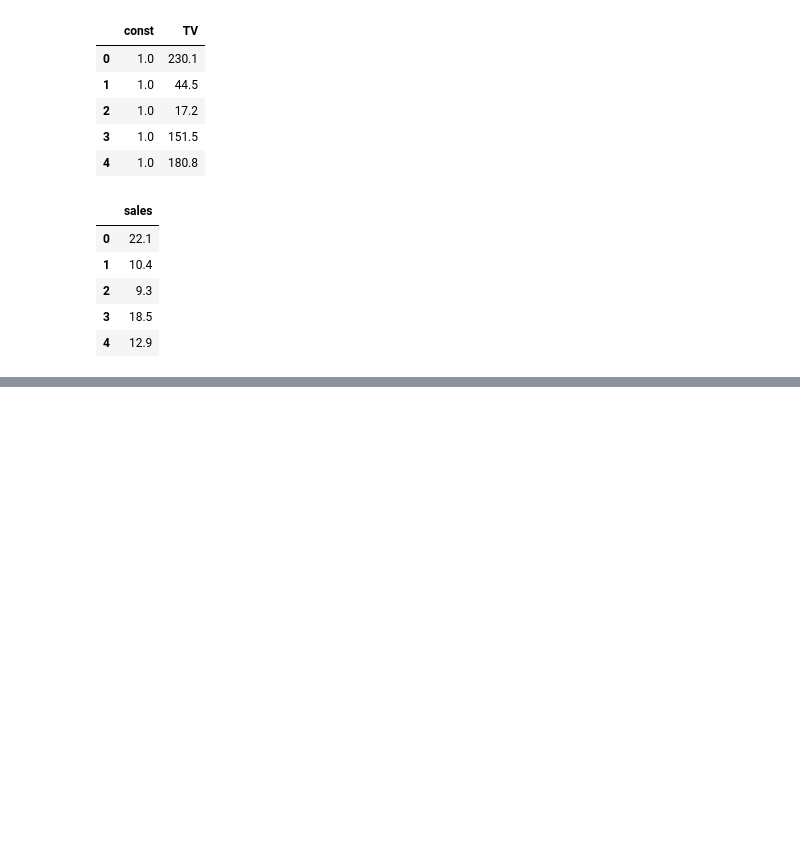
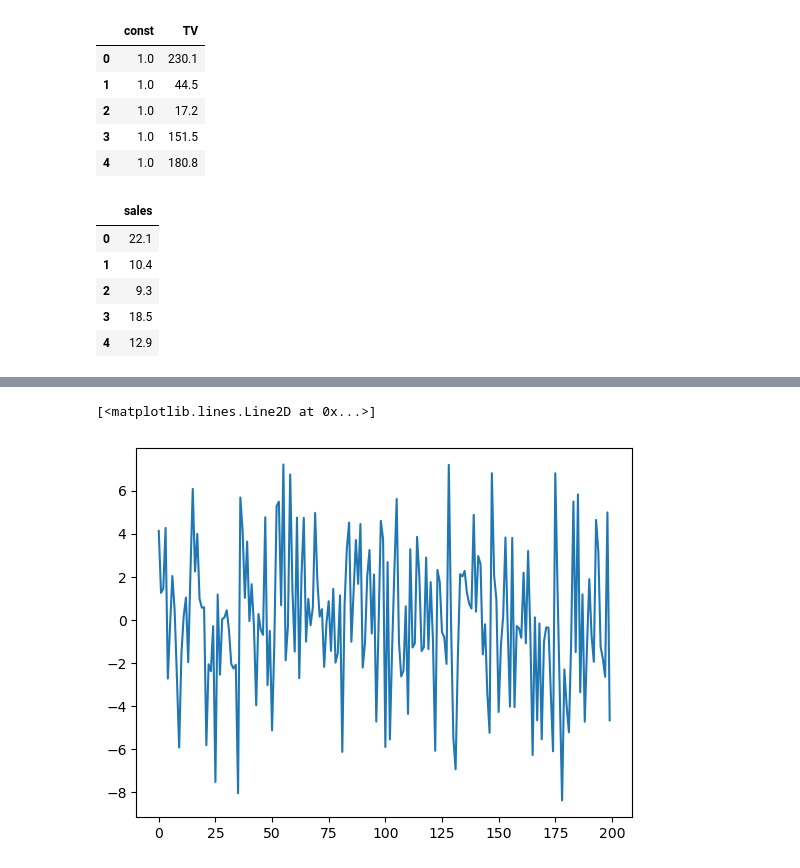
Before and after one commit to Bahrihan/DataSciencePractices, a Jupyter notebook: MachineLearning/LineerRegression/BasicLR.ipynb, the cells around one changed output, grey strips where cells are left out. Cells and saved outputs as stored; diff of their text form; code cells hidden in the pictures; blank space fills up the shorter version.

```diff
--- a/MachineLearning/LineerRegression/BasicLR.ipynb
+++ b/MachineLearning/LineerRegression/BasicLR.ipynb
@@ -125,0 +271,4 @@ Notes:
+# %%
+from sklearn.metrics import mean_squared_error, r2_score
+y_pred = model.predict(x)
+mse = mean_squared_error(y, y_pred)
@@ -125,0 +333,4 @@ Notes:
+# %%
+residuals = y - y_pred
+
+residuals[0:10]
@@ -125,0 +349,5 @@ Notes:
+# %%
+plt.plot(residuals)
+# %% [output]
+[<matplotlib.lines.Line2D at 0x...>]
+[figure, added]
```
Also changed, not shown: parts of 28 cells of this notebook.
